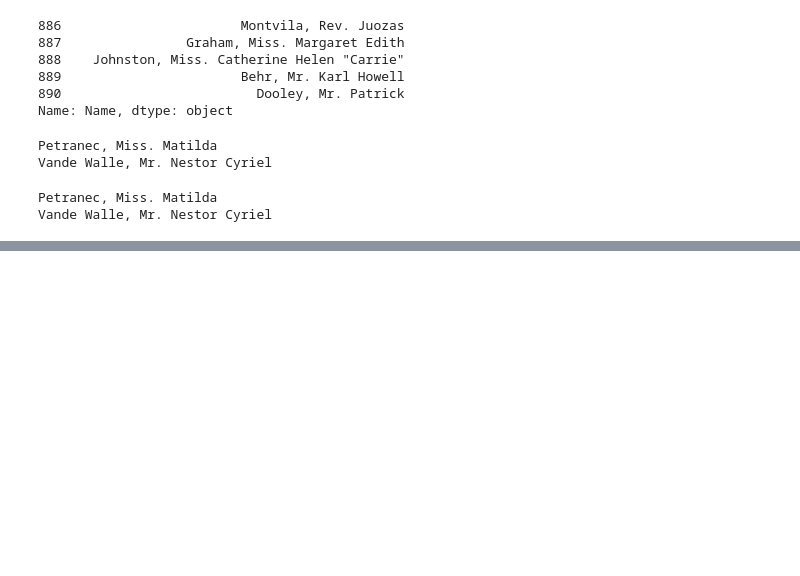
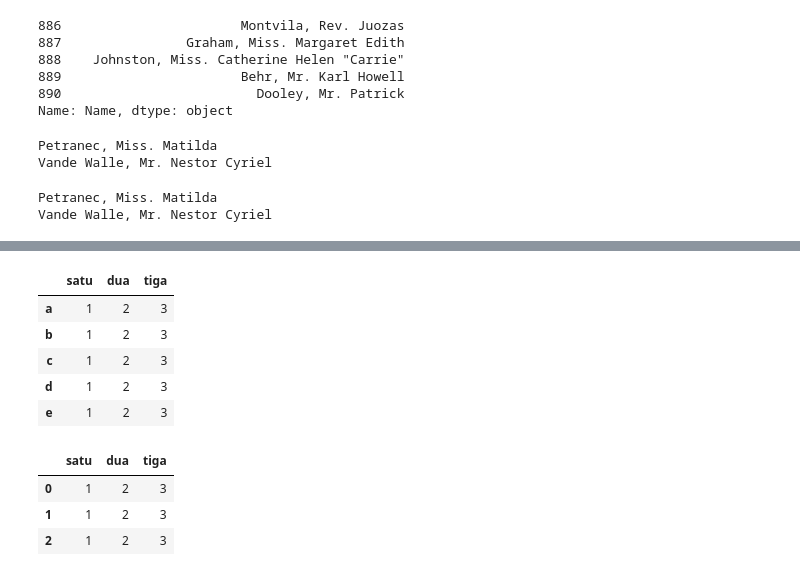
Before and after one commit to Taufik-dot/100days_of_code, a Jupyter notebook: Numpy&Pandas.ipynb, the cells around one changed output, grey strips where cells are left out. Saved outputs shown, nothing was run; the diff lists cells and outputs as text; code cells hidden in the pictures; blank space fills up the shorter version.

```diff
--- a/Numpy&Pandas.ipynb
+++ b/Numpy&Pandas.ipynb
@@ -357,0 +397,30 @@ Vande Walle, Mr. Nestor Cyriel
+# %%
+#We can also give index labels like in Series
+data = {'satu': [1,1,1,1,1],
+        'dua' : [2,2,2,2,2],
+        'tiga': [3,3,3,3,3]}
+
+df = pd.DataFrame(data, index=['a','b','c','d','e'])
+
+df.head()
+# %% [output]
+|  | satu | dua | tiga |
+| a | 1 | 2 | 3 |
+| b | 1 | 2 | 3 |
+| c | 1 | 2 | 3 |
+| d | 1 | 2 | 3 |
+| e | 1 | 2 | 3 |
+# %%
+#2 DataFrame of Dictionary
+data = [{'satu': 1, 'dua': 2,'tiga': 3}, # index ke-0
+        {'satu': 1, 'dua': 2,'tiga': 3}, # index ke-1
+        {'satu': 1, 'dua': 2,'tiga': 3}] # index ke-3
+
+df = pd.DataFrame(data)
+
+df.head()
+# %% [output]
+|  | satu | dua | tiga |
+| 0 | 1 | 2 | 3 |
+| 1 | 1 | 2 | 3 |
+| 2 | 1 | 2 | 3 |
```
Also changed, not shown: parts of 7 cells of this notebook.
